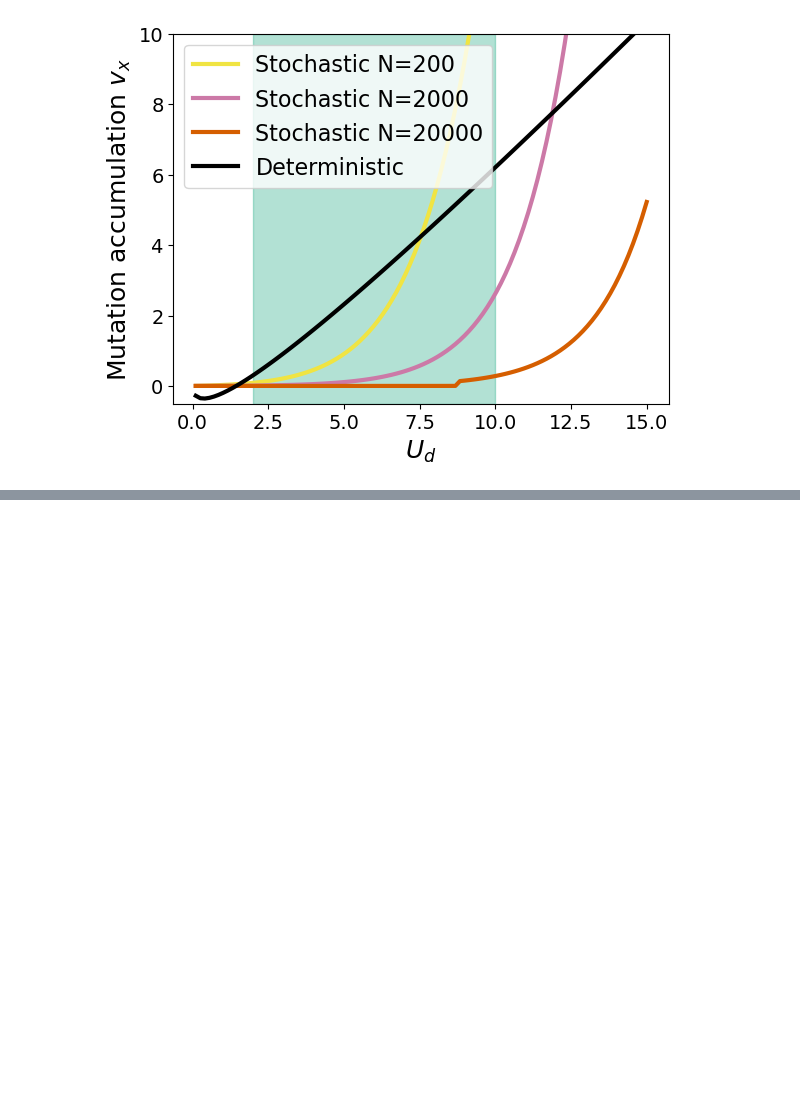
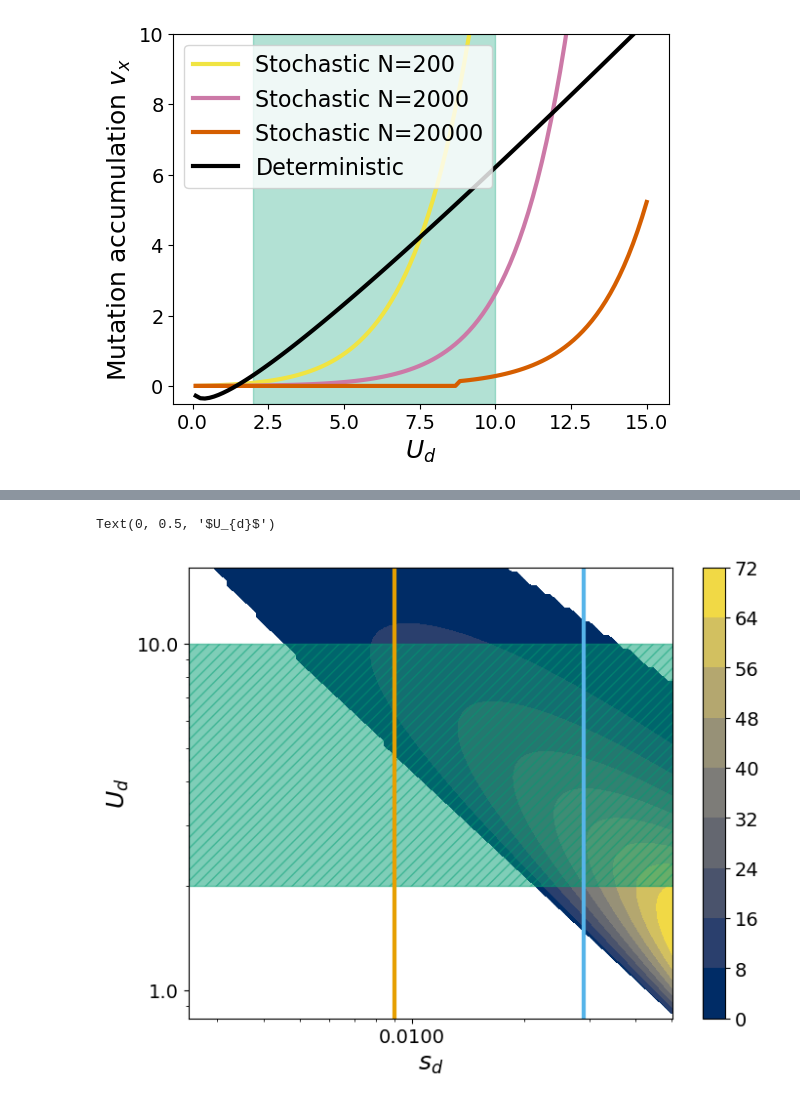
Before and after one commit to ulisesjiu/HighUd_mutationaccumulation, a Jupyter notebook: PfixDFE.ipynb, the cells around one changed output, grey strips where cells are left out. Cells and saved outputs as stored; diff of their text form; code cells hidden in the pictures; blank space fills up the shorter version.

```diff
--- a/PfixDFE.ipynb
+++ b/PfixDFE.ipynb
@@ -159,0 +194,19 @@ plt.savefig('graphs/Boykosd_mutationaccumulation.png', dpi=300)
+# %%
+ratio_stoch_det_N2 = vRatio(Ud, sd, totallinkageblocks, chromosomenumber, N2)
+ratio_stoch_det_N2 = np.ma.masked_less(ratio_stoch_det_N2, 1.0)
+# Contour plot for medium population size N2
+plt.figure(figsize=(8, 6))
+contourf = plt.contourf(sd, Ud, ratio_stoch_det_N2, levels=10, cmap='cividis')  # filled contours
+plt.colorbar(contourf)  # Add a color bar to show the scale
+plt.axvline(x = Kimetalsd, color = Kimcolor, label = 'Kim')
+plt.axvline(x = Boykoetalsd, color = Boykocolor, label = 'Boyko')
+plt.axhspan(humanUd[0], humanUd[1], color=Udcolor, alpha=0.5, hatch="///")
+plt.xscale('log')
+plt.yscale('log')
+plt.gca().xaxis.set_major_formatter(ScalarFormatter())
+plt.gca().yaxis.set_major_formatter(ScalarFormatter())
+plt.xlabel(r"$s_{d}$")
+plt.ylabel(r"$U_{d}$")
+# %% [output]
+Text(0, 0.5, '$U_{d}$')
+[figure, added]
```
Also changed, not shown: parts of 3 cells of this notebook, 29 other files.
